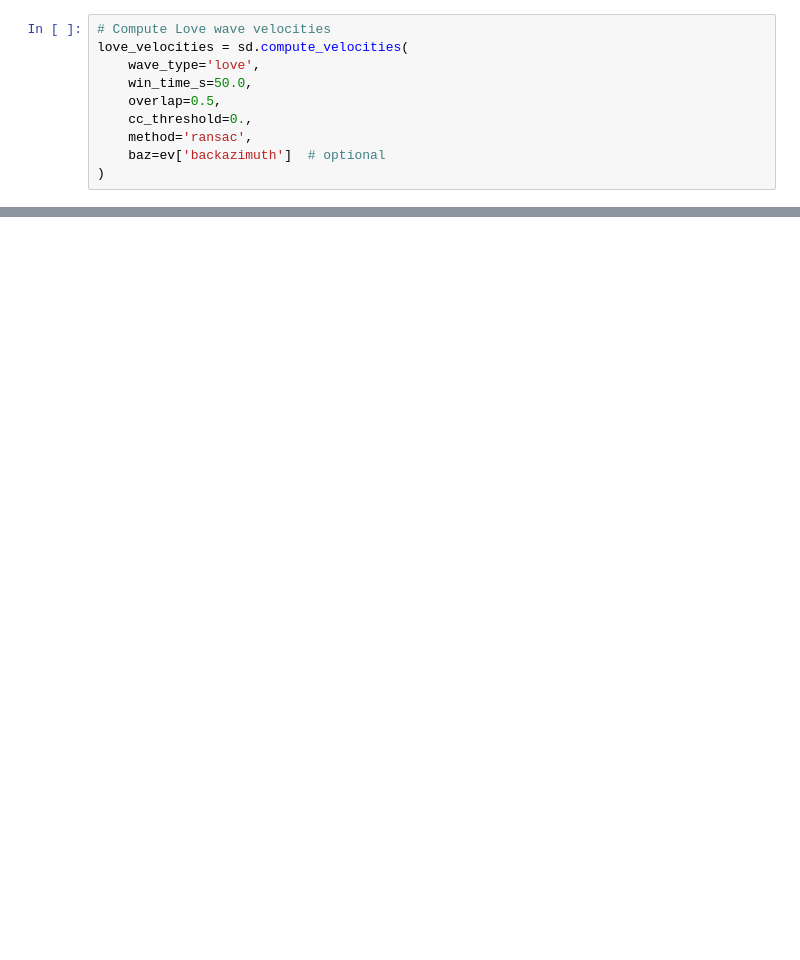
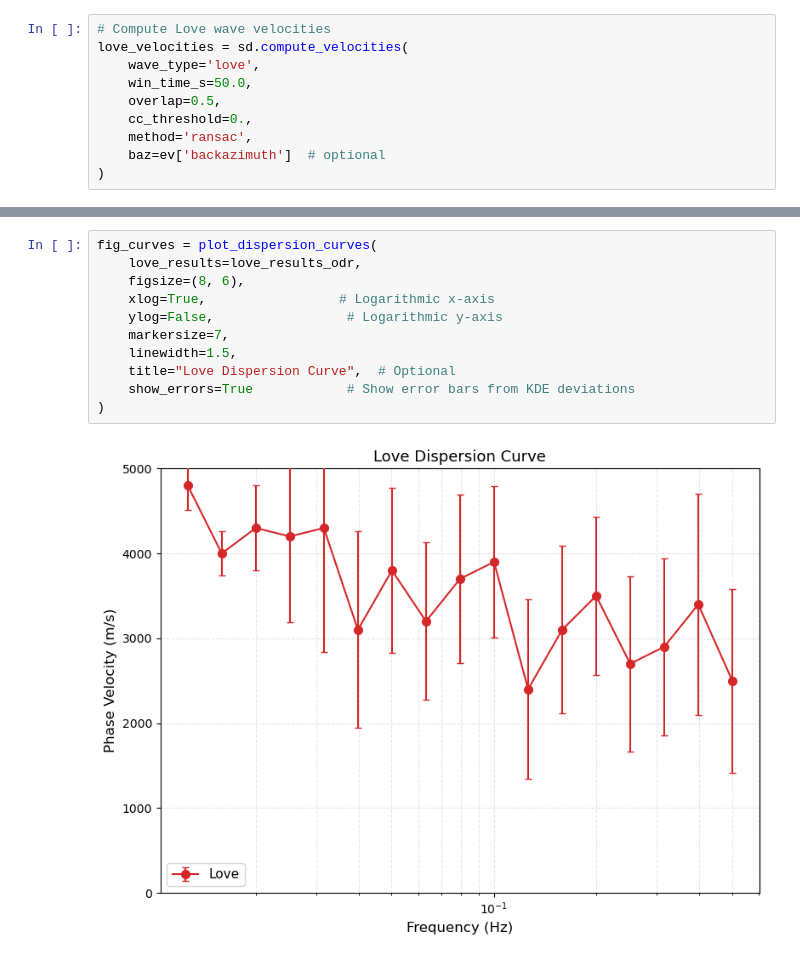
Before and after one commit to andbrocode/SixDegreesOfFreedom, a Jupyter notebook: examples/XGring_analysis_demo1.ipynb, the cells around one changed output, grey strips where cells are left out. Cells and saved outputs as stored; diff of their text form; blank space fills up the shorter version.

```diff
--- a/examples/XGring_analysis_demo1.ipynb
+++ b/examples/XGring_analysis_demo1.ipynb
@@ -325,0 +366,13 @@ fig = plot_velocities(
+# %%
+fig_curves = plot_dispersion_curves(
+    love_results=love_results_odr,
+    figsize=(8, 6),
+    xlog=True,                 # Logarithmic x-axis
+    ylog=False,                 # Logarithmic y-axis
+    markersize=7,
+    linewidth=1.5,
+    title="Love Dispersion Curve",  # Optional
+    show_errors=True            # Show error bars from KDE deviations
+)
+# %% [output]
+[figure, added]
```
Also changed, not shown: parts of 11 cells of this notebook, 5 other files.
